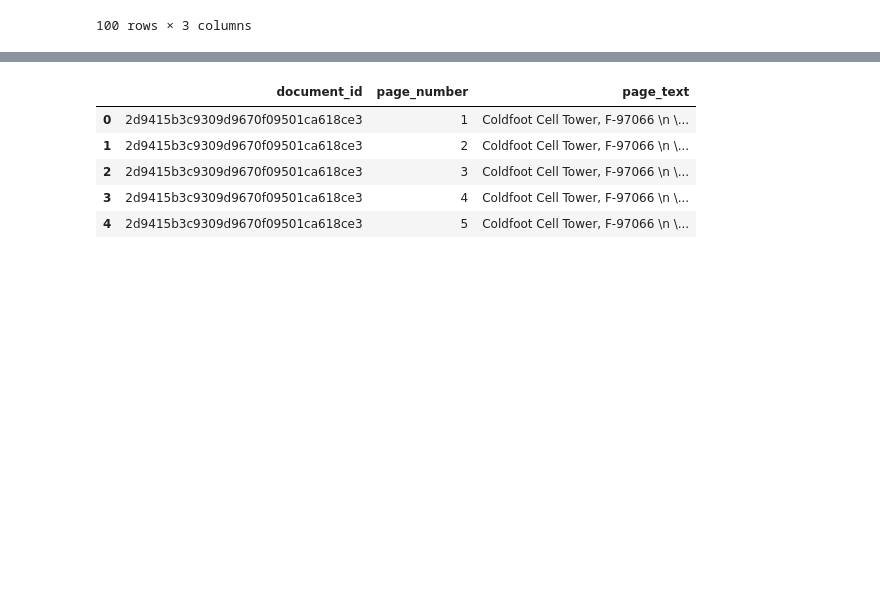
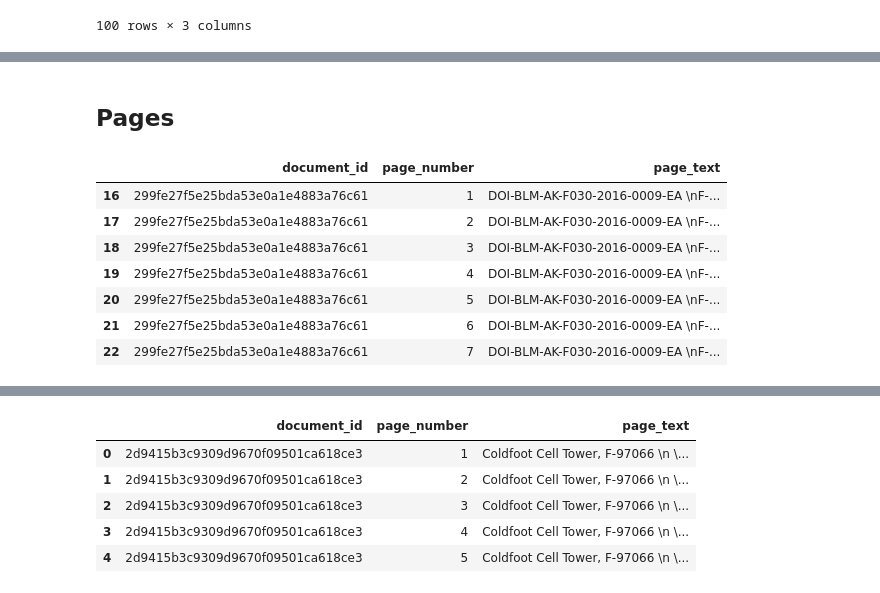
Before and after one commit to kaseyzapatka/nepa, a Jupyter notebook: code/ea_analysis.ipynb, the cells around one changed output, grey strips where cells are left out. Saved outputs shown, nothing was run; the diff lists cells and outputs as text; code cells hidden in the pictures; blank space fills up the shorter version.

```diff
--- a/code/ea_analysis.ipynb
+++ b/code/ea_analysis.ipynb
@@ -266,0 +301,26 @@ documents.head()
+# %% [markdown]
+## Pages
+# %%
+
+target_id = "299fe27f5e25bda53e0a1e4883a76c61" # coldfoot DR
+target_id = "299fe27f5e25bda53e0a1e4883a76c61" # coldfoot DR
+target_id = "299fe27f5e25bda53e0a1e4883a76c61" # coldfoot DR
+
+# coldfoot       'value': '6e9fc6608e30977c74305d2a98628a13'
+# Lenhardt_Wells 'value': 'e1f95fc5d710fea657ab131cb5b63f9c'
+# Balboa Well    'value': 'a48fc2e9268e31474c3ef9a1a40d2d5d'
+
+pages_filtered = pages.loc[
+    pages["document_id"] == target_id
+]
+
+pages_filtered
+# %% [output]
+|  | document_id | page_number | page_text |
+| 16 | 299fe27f5e25bda53e0a1e4883a76c61 | 1 | DOI-BLM-AK-F030-2016-0009-EA \nF-... |
+| 17 | 299fe27f5e25bda53e0a1e4883a76c61 | 2 | DOI-BLM-AK-F030-2016-0009-EA \nF-... |
+| 18 | 299fe27f5e25bda53e0a1e4883a76c61 | 3 | DOI-BLM-AK-F030-2016-0009-EA \nF-... |
+| 19 | 299fe27f5e25bda53e0a1e4883a76c61 | 4 | DOI-BLM-AK-F030-2016-0009-EA \nF-... |
+| 20 | 299fe27f5e25bda53e0a1e4883a76c61 | 5 | DOI-BLM-AK-F030-2016-0009-EA \nF-... |
+| 21 | 299fe27f5e25bda53e0a1e4883a76c61 | 6 | DOI-BLM-AK-F030-2016-0009-EA \nF-... |
+| 22 | 299fe27f5e25bda53e0a1e4883a76c61 | 7 | DOI-BLM-AK-F030-2016-0009-EA \nF-... |
```
Also changed, not shown: parts of 6 cells of this notebook, 2 other files.
